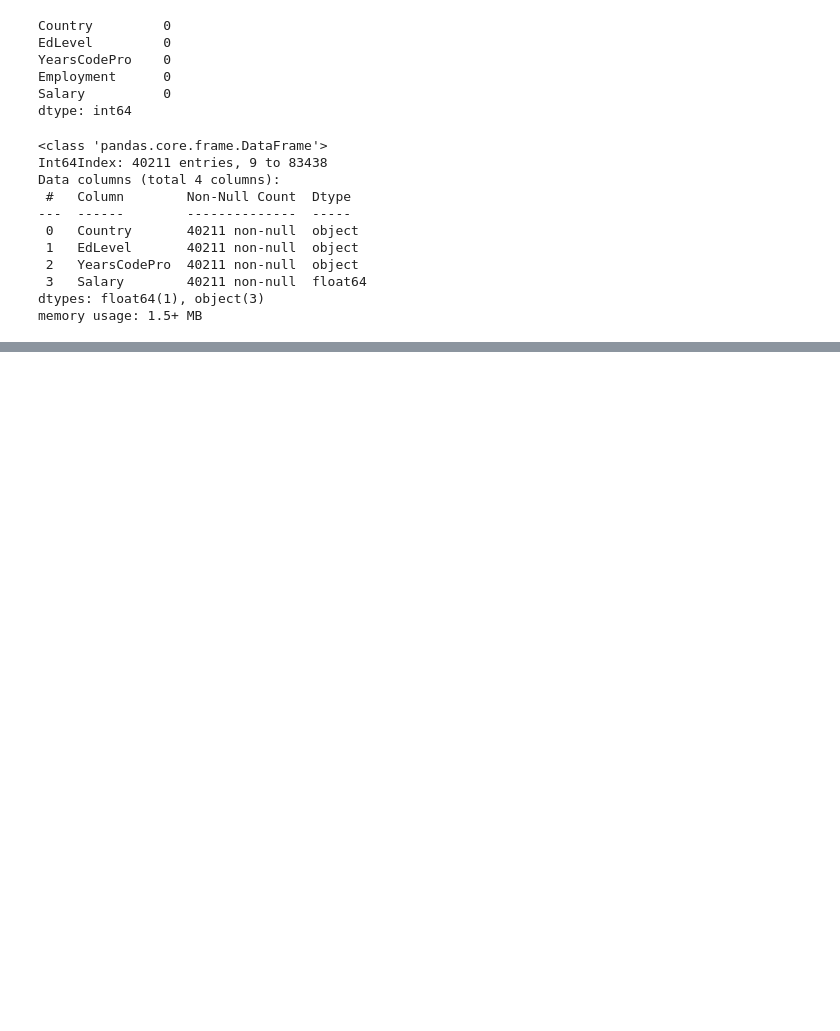
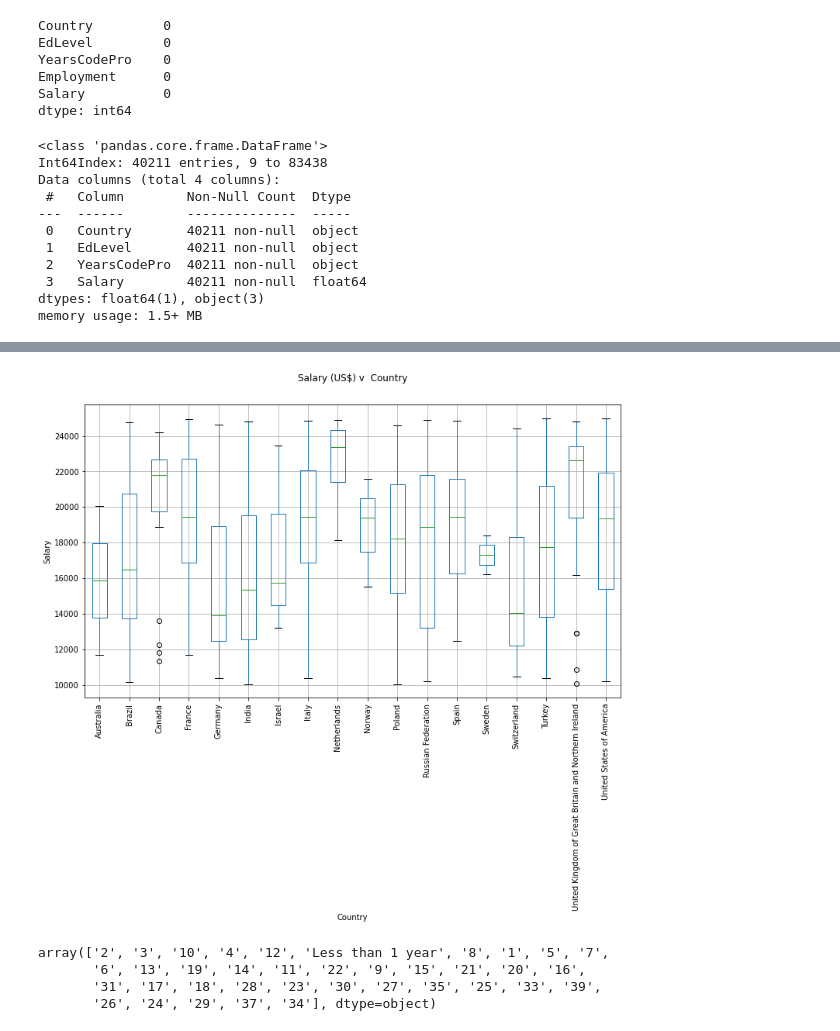
Before and after one commit to nypasha1928/ML_App_SalaryPrediction2021, a Jupyter notebook: SalaryPrediction.ipynb, the cells around one changed output, grey strips where cells are left out. Saved outputs shown, nothing was run; the diff lists cells and outputs as text; code cells hidden in the pictures; blank space fills up the shorter version.

```diff
--- a/SalaryPrediction.ipynb
+++ b/SalaryPrediction.ipynb
@@ -85,0 +154,25 @@ memory usage: 1.5+ MB
+# %%
+#  So we have to keep the only the green area , as we can see the green area does not reach more than for line ( $ 250 k ).
+df = df[df['Salary'] <= 25000]
+df = df[df['Salary'] >= 10000]
+# we also need to drop the coumn 'other'.
+df = df[df['Country'] != 'other']
+# %%
+# use the same boxplot that we used before .
+fig, ax = plt.subplots( 1,1 ,figsize = (12, 7))
+df.boxplot('Salary', 'Country', ax=ax)
+plt.suptitle('Salary (US$) v  Country')
+plt.title('')
+plt.ylabel('Salary')
+plt.xticks(rotation=90)
+plt.show()
+# %% [output]
+[figure, added]
+# %%
+# We have to ispect the column 'YearsCodePro' to clean it .
+df['YearsCodePro'].unique()
+# %% [output]
+array(['2', '3', '10', '4', '12', 'Less than 1 year', '8', '1', '5', '7',
+       '6', '13', '19', '14', '11', '22', '9', '15', '21', '20', '16',
+       '31', '17', '18', '28', '23', '30', '27', '35', '25', '33', '39',
+       '26', '24', '29', '37', '34'], dtype=object)
```
Also changed, not shown: parts of 9 cells of this notebook.
